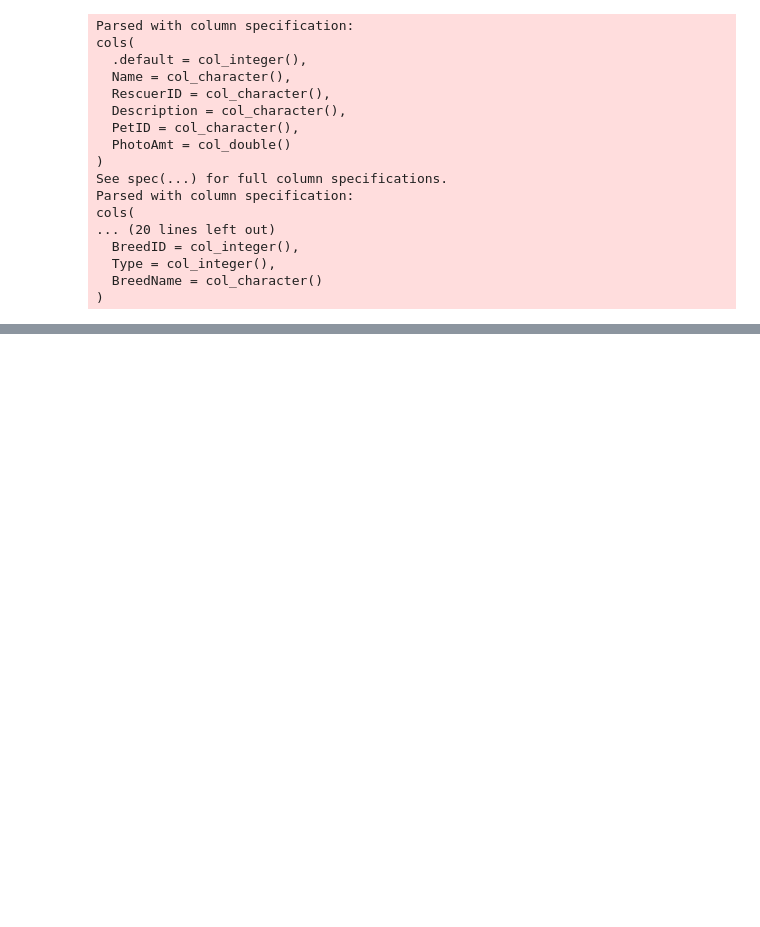
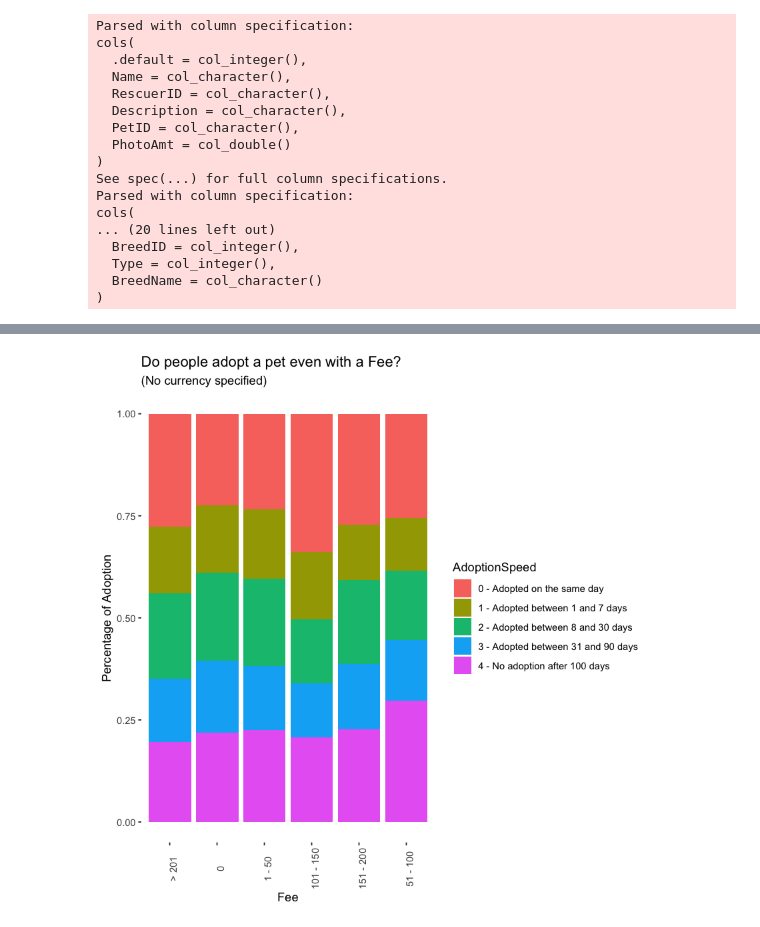
Before and after one commit to vincent507cpu/r, a Jupyter notebook: pet_adoption.ipynb, the cells around one changed output, grey strips where cells are left out. Drawn from its saved outputs; the diff is of its cells as text; code cells hidden in the pictures; blank space fills up the shorter version.

```diff
--- a/pet_adoption.ipynb
+++ b/pet_adoption.ipynb
@@ -143,3 +193,22 @@ cols(
+# %%
+#################################################################
+# Does the adpotion fee effact adoption?
+df %>%
+  mutate(Fee = case_when(Fee == 0 ~ "0",
+                         Fee <= 50 & Fee > 0 ~ "1 - 50",
+                         Fee > 50 & Fee <= 100 ~ "51 - 100",
+                         Fee > 100 & Fee <= 150 ~ "101 - 150",
+                         Fee > 150 & Fee <= 200 ~ "151 - 200",
+                         TRUE ~ "> 201")) %>%
+  group_by(Fee, AdoptionSpeed) %>%
+  summarise(Num = n()) %>%
+  ggplot() +
+  geom_col(aes(Fee, Num, fill = AdoptionSpeed), position = "fill") +
+  theme(panel.background = element_blank(), axis.text.x = element_text(angle = 90)) +
+  ylab("Percentage of Adoption") +
+  labs(title = "Do people adopt a pet even with a Fee?", subtitle = "(No currency specified)")
+# %% [output]
+[figure, added]
 # %%
 #################################################################
 # draw a heatmap to show number of adoption per State
```
Also changed, not shown: parts of 5 cells of this notebook.
